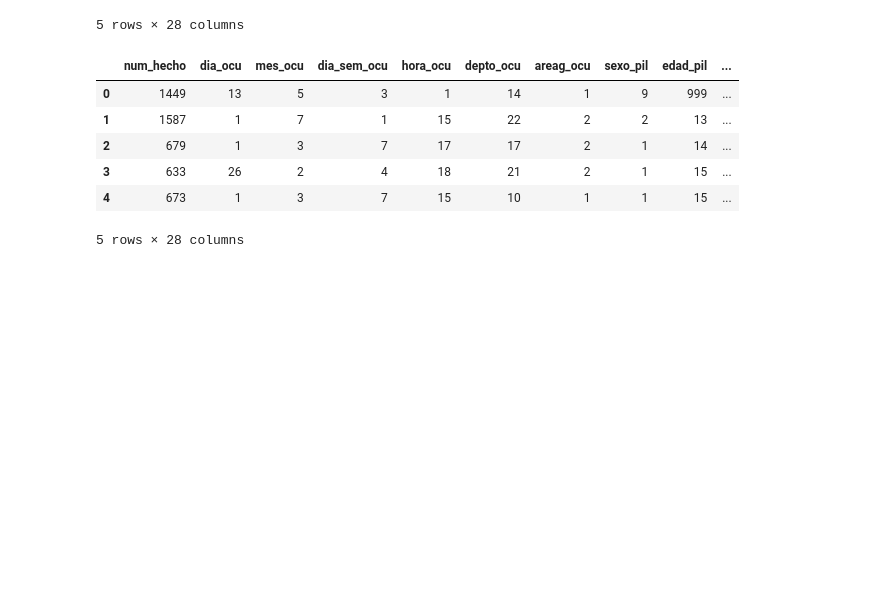
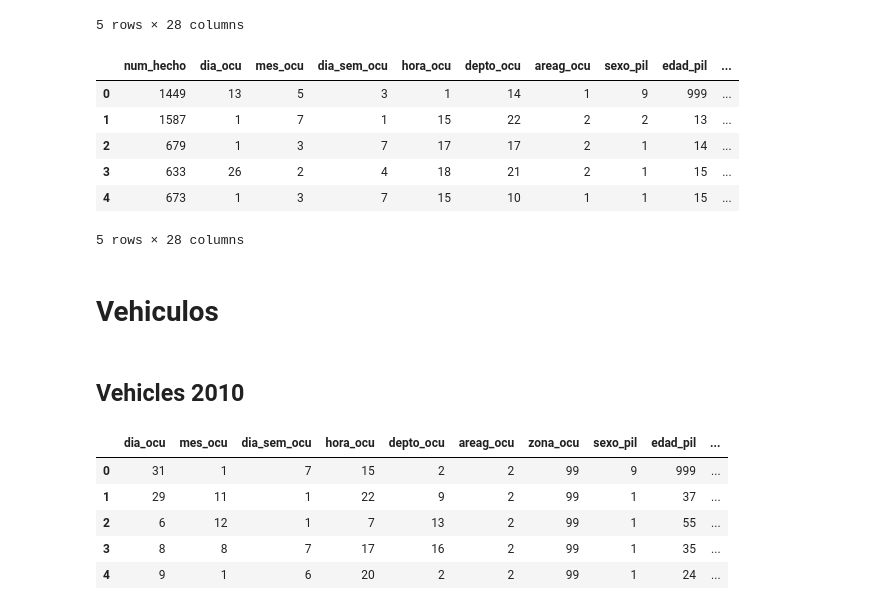
Before and after one commit to aaoeclipse/accidentesguatemala, a Jupyter notebook: DATA ACCIDENTS GUATEMALA.ipynb, the cells around one changed output. Cells and saved outputs as stored; diff of their text form; code cells hidden in the pictures; blank space fills up the shorter version.

```diff
--- a/DATA ACCIDENTS GUATEMALA.ipynb
+++ b/DATA ACCIDENTS GUATEMALA.ipynb
@@ -735,3 +736,13 @@ car_accidents_2009_2017.head()
 | 3 | 633 | 26 | 2 | 4 | 18 | 21 | 2 | 1 | 15 | ... |
 | 4 | 673 | 1 | 3 | 7 | 15 | 10 | 1 | 1 | 15 | ... |
 5 rows × 28 columns
+# %% [markdown]
+# Vehiculos
+# %%
+vehicles_2010 = pd.read_csv('VI2010.csv')
+vehicles_2012 = pd.read_csv('VI2012.csv')
+vehicles_2013 = pd.read_csv('VI2013.csv')
+vehicles_2014 = pd.read_csv('VI2014.csv')
+vehicles_2015 = pd.read_csv('VI2015.csv')
+vehicles_2016 = pd.read_csv('VI2016.csv')
+vehicles_2017 = pd.read_csv('VI2017.csv')
@@ -737,0 +757,31 @@ car_accidents_2009_2017.head()
+# %% [markdown]
+## Vehicles 2010
+# %%
+vehicles_2010.rename(columns={'causa_ac': 'causa_acc'}, inplace=True)
+vehicles_2010.rename(columns={'color_v': 'color_vehi'}, inplace=True)
+vehicles_2010.rename(columns={'modelo_v': 'modelo_vehi'}, inplace=True)
+vehicles_2010.rename(columns={'tipo_v': 'tipo_vehi'}, inplace=True)
+vehicles_2010.rename(columns={'condic_pil': 'estado_pil'}, inplace=True)
+vehicles_2010.rename(columns={'mupio_ocu': 'muni_ocu'}, inplace=True)
+
+vehicles_2010['muni_ocu'] = -1
+vehicles_2010['num_hecho'] = -1
+vehicles_2010['g_edad_pil'] = -1
+
+def edad_m1(edad_pil):
+    if (edad_pil == 999):
+        return 9
+    elif (edad_pil >= 18):
+        return 1
+    return 2
+
+vehicles_2010['edad_m1'] = vehicles_2010['edad_pil'].apply(edad_m1)
+vehicles_2010.to_csv('vehicles_2010.csv', sep=',')
+vehicles_2010.head()
+# %% [output]
+|  | dia_ocu | mes_ocu | dia_sem_ocu | hora_ocu | depto_ocu | areag_ocu | zona_ocu | sexo_pil | edad_pil | ... |
+| 0 | 31 | 1 | 7 | 15 | 2 | 2 | 99 | 9 | 999 | ... |
+| 1 | 29 | 11 | 1 | 22 | 9 | 2 | 99 | 1 | 37 | ... |
+| 2 | 6 | 12 | 1 | 7 | 13 | 2 | 99 | 1 | 55 | ... |
+| 3 | 8 | 8 | 7 | 17 | 16 | 2 | 99 | 1 | 35 | ... |
+| 4 | 9 | 1 | 6 | 20 | 2 | 2 | 99 | 1 | 24 | ... |
```
Also changed, not shown: parts of 9 cells of this notebook, 11 other files.
